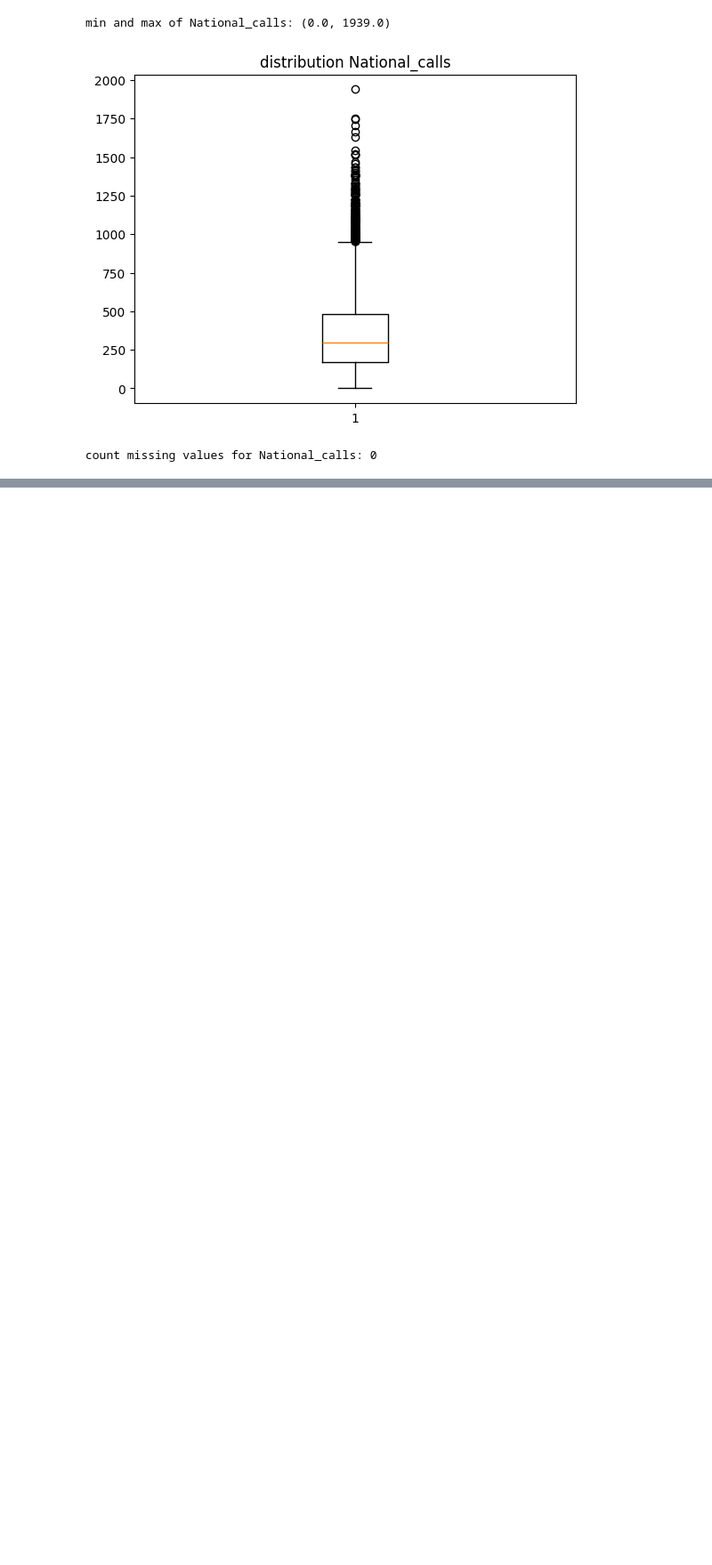
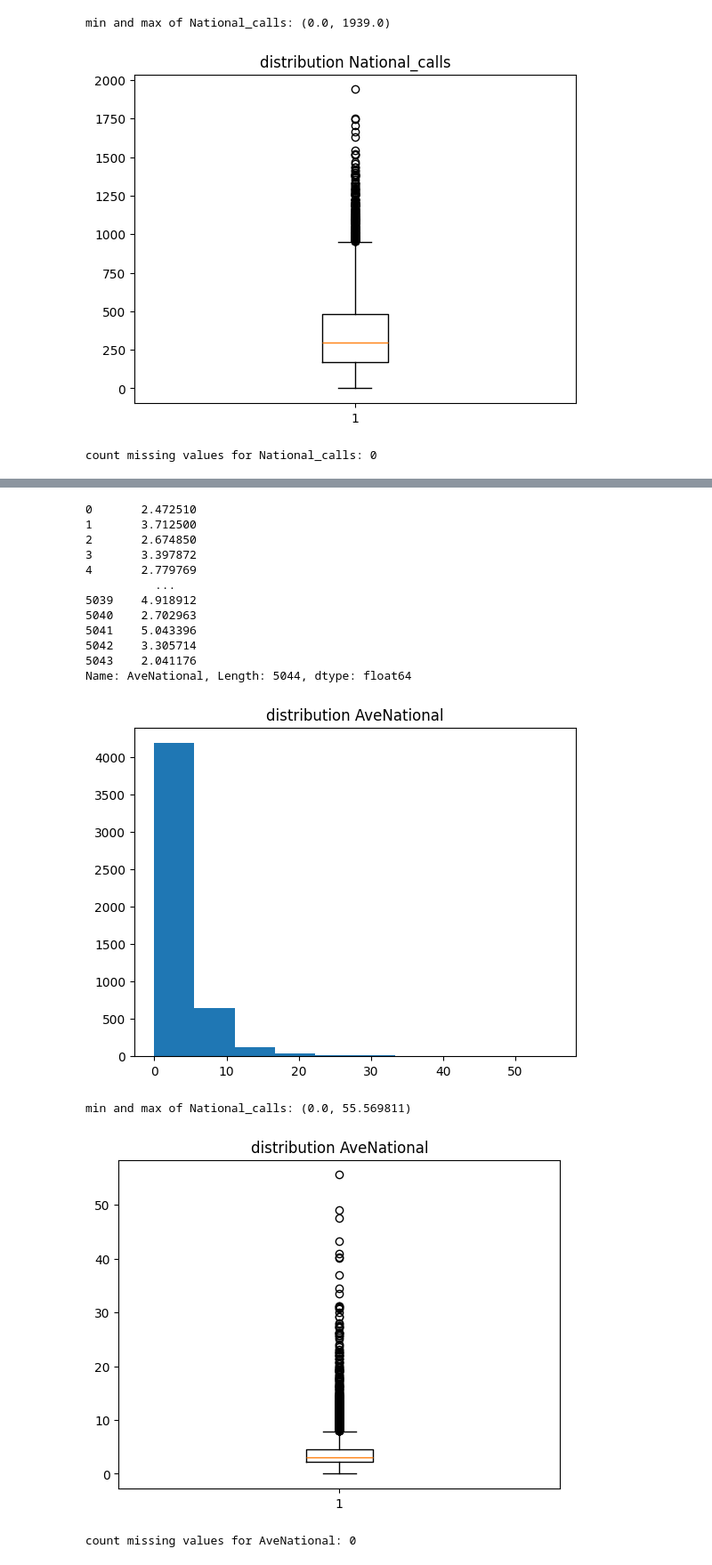
Before and after one commit to Yiannis7918/Advanced_Analytics_2024, a Jupyter notebook: Assignment_1/Scripts_Greg/Exploration_dataset.ipynb, the cells around one changed output, grey strips where cells are left out. Shown at 89% size. Cells and saved outputs as stored; diff of their text form; code cells hidden in the pictures; blank space fills up the shorter version.

```diff
--- a/Assignment_1/Scripts_Greg/Exploration_dataset.ipynb
+++ b/Assignment_1/Scripts_Greg/Exploration_dataset.ipynb
@@ -852,0 +894,36 @@ count missing values for National_calls: 0
+# %%
+print(dataset["AveNational"])
+
+plt.hist(dataset["AveNational"])
+plt.title("distribution AveNational")
+plt.show()
+#Poisson distributed
+
+min_AveNational= np.min(dataset["AveNational"])
+max_AveNational = np.max(dataset["AveNational"])
+
+print(f"min and max of National_calls: {min_AveNational, max_AveNational}")
+
+plt.boxplot(dataset["AveNational"])
+plt.title("distribution AveNational")
+plt.show()
+
+count_NA_AveNational = dataset["AveNational"].isna().sum()
+print(f"count missing values for AveNational: {count_NA_AveNational}")
+# %% [output]
+0       2.472510
+1       3.712500
+2       2.674850
+3       3.397872
+4       2.779769
+          ...
+5039    4.918912
+5040    2.702963
+5041    5.043396
+5042    3.305714
+5043    2.041176
+Name: AveNational, Length: 5044, dtype: float64
+[figure, added]
+min and max of National_calls: (0.0, 55.569811)
+[figure, added]
+count missing values for AveNational: 0
```
Also changed, not shown: parts of 40 cells of this notebook.
